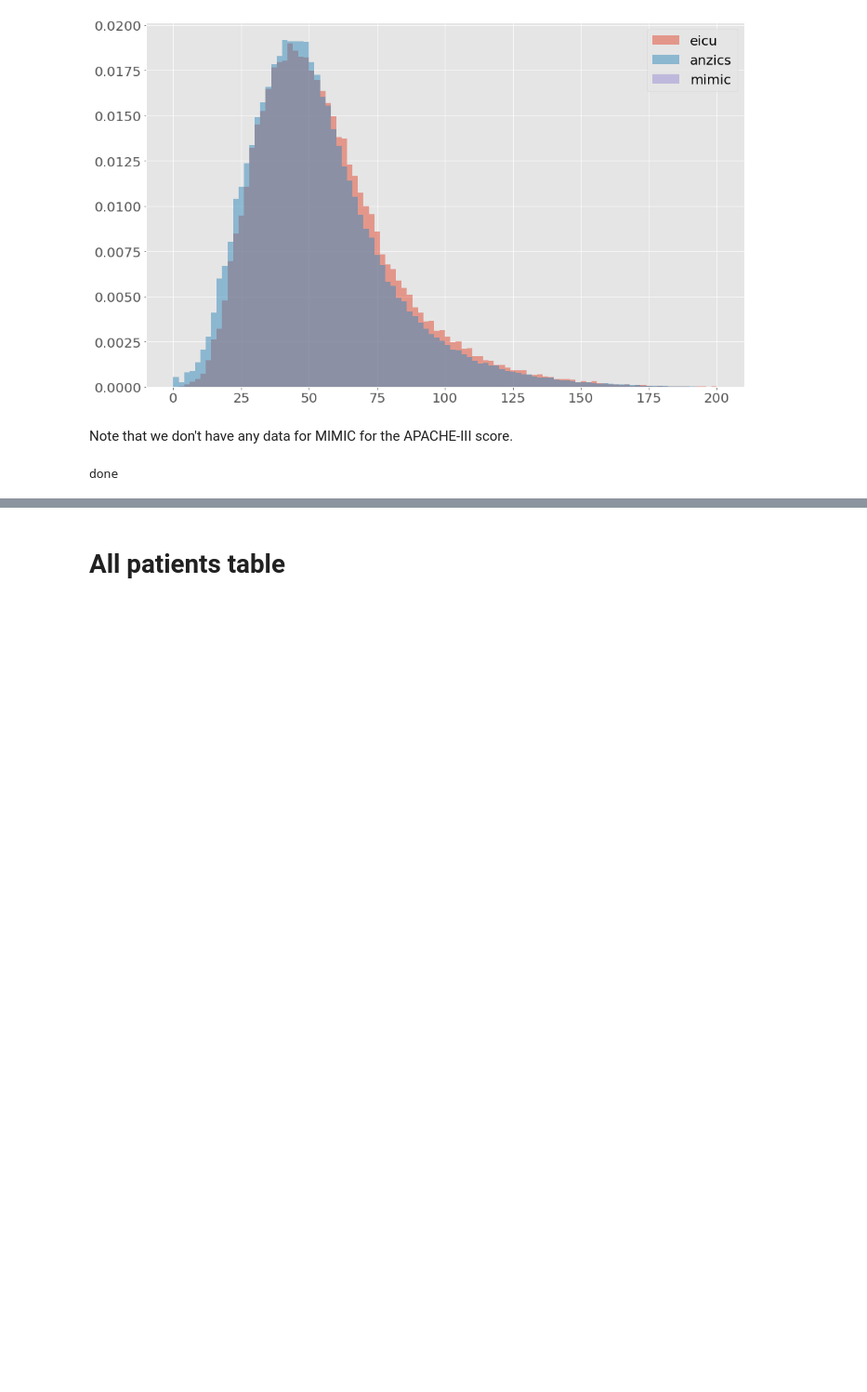
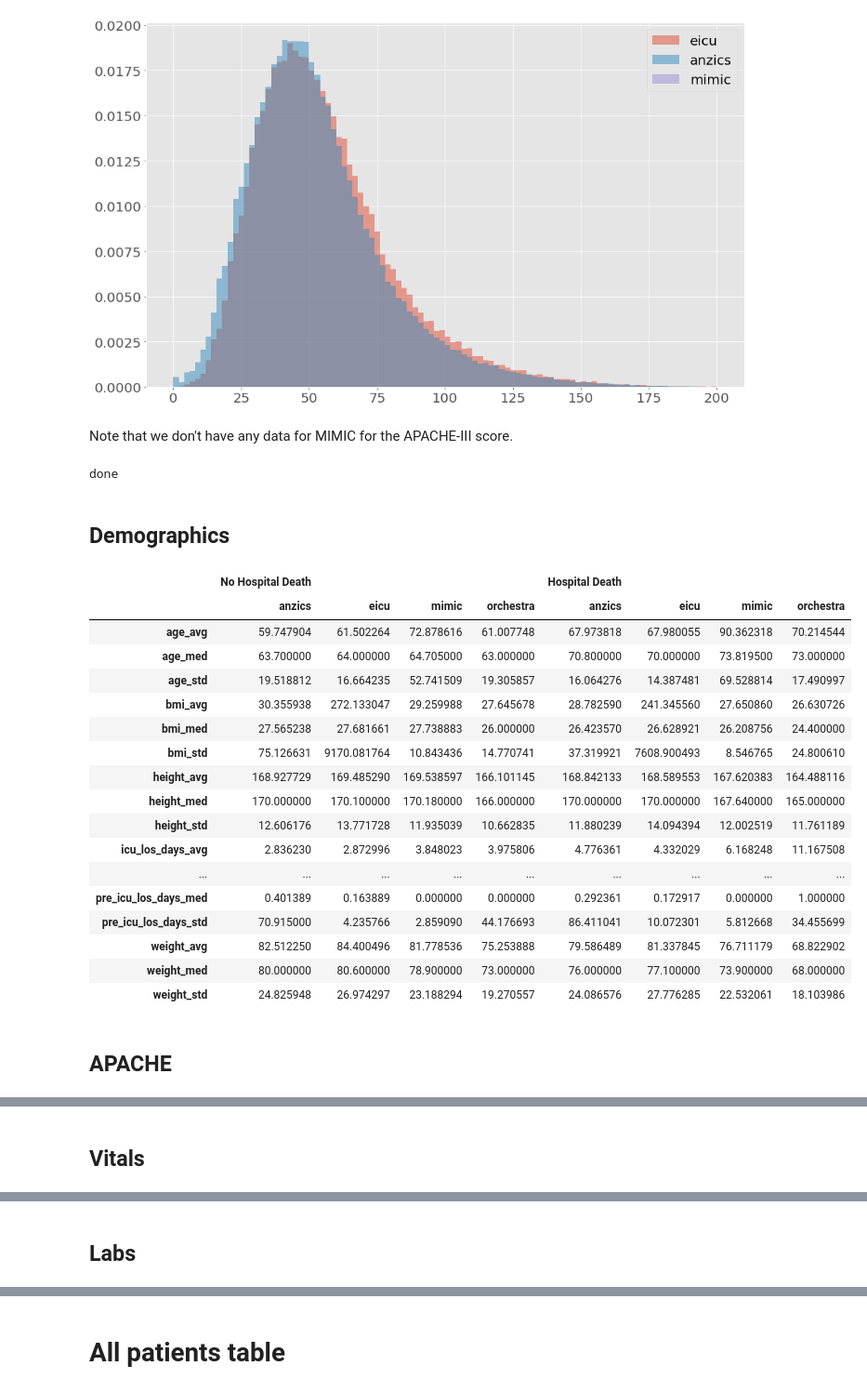
Before and after one commit to MIT-LCP/gossis, a Jupyter notebook: compare-data.ipynb, the cells around one changed output, grey strips where cells are left out. Shown at 93% size. Drawn from its saved outputs; the diff is of its cells as text; code cells hidden in the pictures; blank space fills up the shorter version.

```diff
--- a/compare-data.ipynb
+++ b/compare-data.ipynb
@@ -376,3 +373,48 @@ for c in cont:
 print('done')
 # %% [output]
 done
+# %%
+i=0
+sub_cont = [cont_demo, cont_apache, cont_vitals, cont_labs]
+sb_header = ['Demographics', 'APACHE', 'Vitals', 'Labs']
+
+for sb in sub_cont:
+    d_alive = {}
+    d_death = {}
+
+    display(HTML('<h2>'+sb_header[i]+'</h2>'))
+    i=i+1
+    for s in sb:
+        idx = df['hospital_death']==0
+        d_alive, trash = stats(d_alive, s, idx)
+        idx = df['hospital_death']==1
+        d_death, trash = stats(d_death, s, idx)
+    tb = pd.DataFrame(d_alive, index=tb_header)
+    tb=tb.transpose()
+
+    tb_d = pd.DataFrame(d_death, index=tb_header)
+    tb_d=tb_d.transpose()
+
+    tb_concat=pd.concat([tb,tb_d], axis=1, keys=['No Hospital Death','Hospital Death'])
+    display(HTML(tb_concat.to_html().replace('NaN', '')))
+# %% [output]
+Demographics
+|  | No Hospital Death |  |  |  | Hospital Death |  |  |  |
+|  | anzics | eicu | mimic | orchestra | anzics | eicu | mimic | orchestra |
+| age_avg | 59.747904 | 61.502264 | 72.878616 | 61.007748 | 67.973818 | 67.980055 | 90.362318 | 70.214544 |
+| age_med | 63.700000 | 64.000000 | 64.705000 | 63.000000 | 70.800000 | 70.000000 | 73.819500 | 73.000000 |
+| age_std | 19.518812 | 16.664235 | 52.741509 | 19.305857 | 16.064276 | 14.387481 | 69.528814 | 17.490997 |
+| bmi_avg | 30.355938 | 272.133047 | 29.259988 | 27.645678 | 28.782590 | 241.345560 | 27.650860 | 26.630726 |
+| bmi_med | 27.565238 | 27.681661 | 27.738883 | 26.000000 | 26.423570 | 26.628921 | 26.208756 | 24.400000 |
+| bmi_std | 75.126631 | 9170.081764 | 10.843436 | 14.770741 | 37.319921 | 7608.900493 | 8.546765 | 24.800610 |
+| height_avg | 168.927729 | 169.485290 | 169.538597 | 166.101145 | 168.842133 | 168.589553 | 167.620383 | 164.488116 |
+| height_med | 170.000000 | 170.100000 | 170.180000 | 166.000000 | 170.000000 | 170.000000 | 167.640000 | 165.000000 |
+| height_std | 12.606176 | 13.771728 | 11.935039 | 10.662835 | 11.880239 | 14.094394 | 12.002519 | 11.761189 |
+| icu_los_days_avg | 2.836230 | 2.872996 | 3.848023 | 3.975806 | 4.776361 | 4.332029 | 6.168248 | 11.167508 |
+| ... | ... | ... | ... | ... | ... | ... | ... | ... |
+| pre_icu_los_days_med | 0.401389 | 0.163889 | 0.000000 | 0.000000 | 0.292361 | 0.172917 | 0.000000 | 1.000000 |
+| pre_icu_los_days_std | 70.915000 | 4.235766 | 2.859090 | 44.176693 | 86.411041 | 10.072301 | 5.812668 | 34.455699 |
+| weight_avg | 82.512250 | 84.400496 | 81.778536 | 75.253888 | 79.586489 | 81.337845 | 76.711179 | 68.822902 |
+| weight_med | 80.000000 | 80.600000 | 78.900000 | 73.000000 | 76.000000 | 77.100000 | 73.900000 | 68.000000 |
+| weight_std | 24.825948 | 26.974297 | 23.188294 | 19.270557 | 24.086576 | 27.776285 | 22.532061 | 18.103986 |
+APACHE
@@ -378,0 +439 @@ done
+Vitals
@@ -378,0 +458 @@ done
+Labs
```
Also changed, not shown: parts of 8 cells of this notebook.
